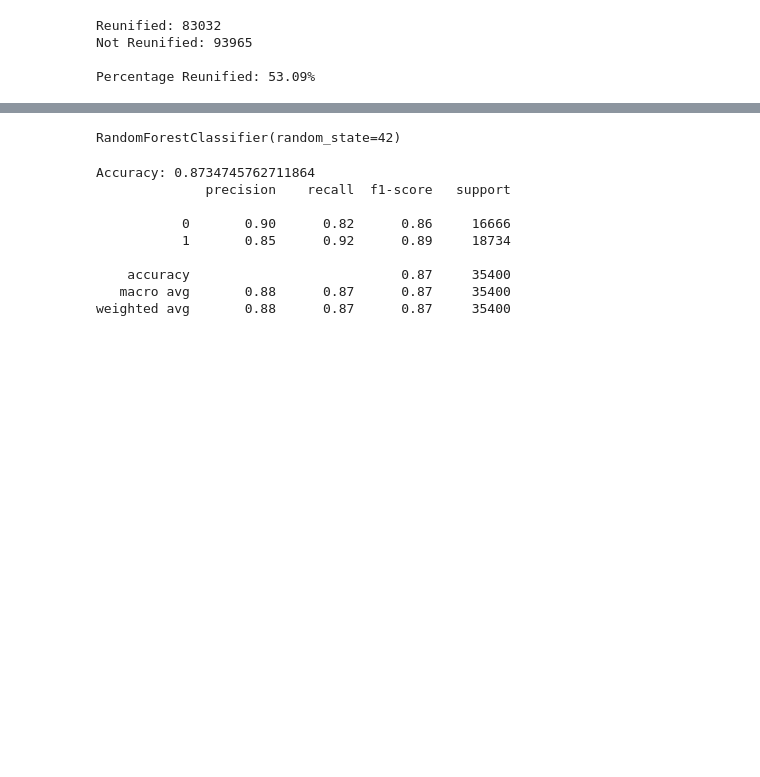
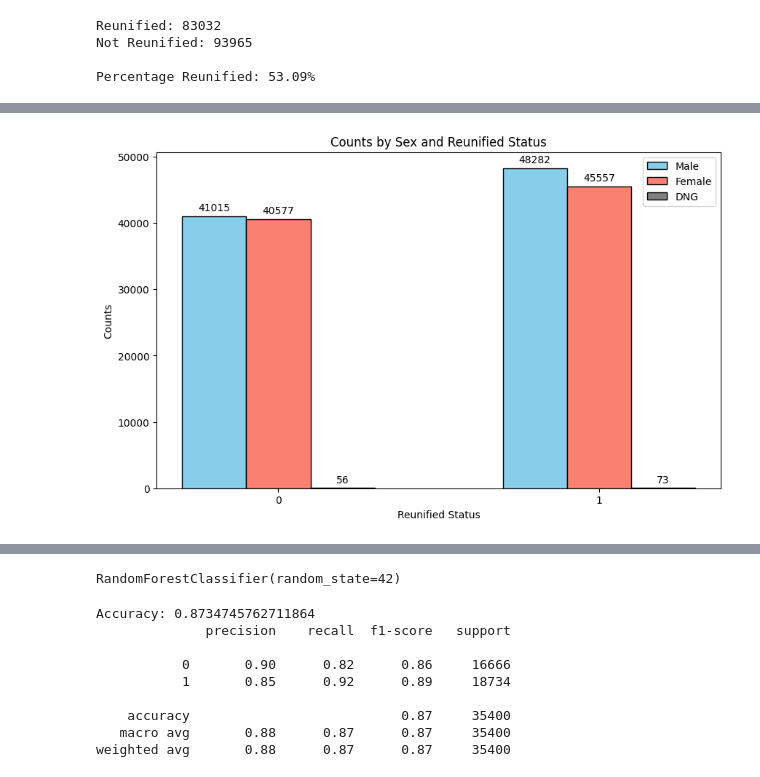
Before and after one commit to sophie2chance2/foster_care_analysis, a Jupyter notebook: working.ipynb, the cells around one changed output, grey strips where cells are left out. Drawn from its saved outputs; the diff is of its cells as text; code cells hidden in the pictures; blank space fills up the shorter version.

```diff
--- a/working.ipynb
+++ b/working.ipynb
@@ -89,0 +132,25 @@ import seaborn as sns
+# %%
+count_matrix = chart_df.groupby(['reunified', 'Sex']).size().unstack()
+fig, ax = plt.subplots(figsize=(10, 6))
+ind = np.arange(len(count_matrix))
+width = 0.2 # the width of the bars
+
+# Plotting the bars
+bars1 = ax.bar(ind - width, count_matrix['Male'], width, label='Male', color='skyblue', edgecolor='black')
+bars2 = ax.bar(ind, count_matrix['Female'], width, label='Female', color='salmon', edgecolor='black')
+bars3 = ax.bar(ind + width, count_matrix['DNG'], width, label='DNG', color='grey', edgecolor='black')
+
+ax.set_xlabel('Reunified Status')
+ax.set_ylabel('Counts')
+ax.set_title('Counts by Sex and Reunified Status')
+ax.set_xticks(ind)
+ax.set_xticklabels(count_matrix.index)
+ax.legend()
+
+ax.bar_label(bars1, padding=3)
+ax.bar_label(bars2, padding=3)
+ax.bar_label(bars3, padding=3)
+
+plt.show()
+# %% [output]
+[figure, added]
```
Also changed, not shown: parts of 24 cells of this notebook, 2 other files.
